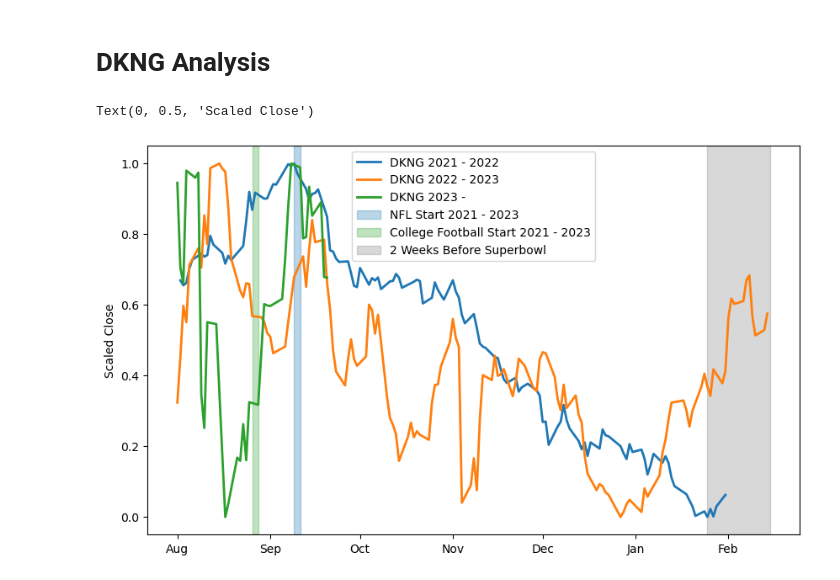
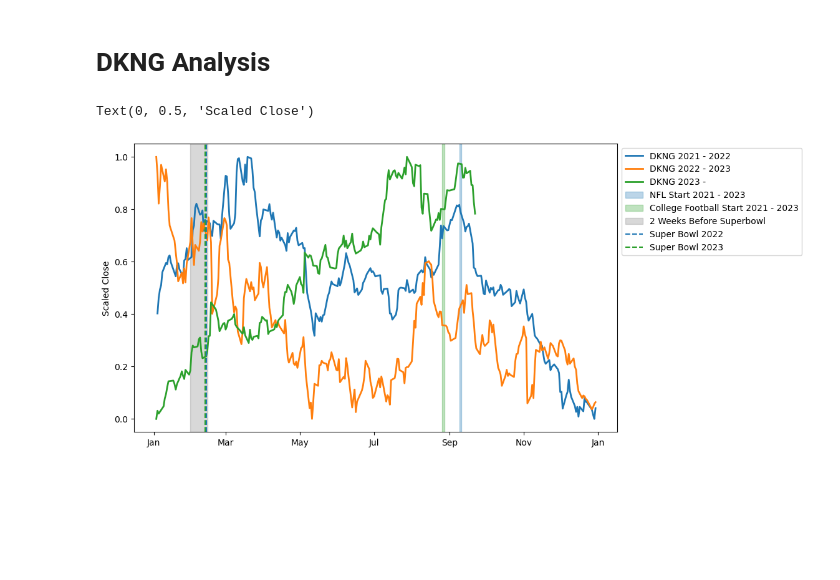
Before and after one commit to jpclarke1/Stocks, a Jupyter notebook: DKNG Analysis.ipynb, the cells around one changed output. Cells and saved outputs as stored; diff of their text form; code cells hidden in the pictures; blank space fills up the shorter version.

```diff
--- a/DKNG Analysis.ipynb
+++ b/DKNG Analysis.ipynb
@@ -19,10 +15,12 @@ DKNG_3 = pd.read_csv("DKNG (4).csv")
+# %%
+DKNG_1 = pd.read_csv("DKNG.csv")
+DKNG_2 = pd.read_csv("DKNG (1).csv")
+DKNG_3 = pd.read_csv("DKNG (2).csv")
 # %%
-#scaling DKNG_1 to 2023-2024 date scale
+#scaling DKNG_1 to 2023 date scale
 DKNG_1['Date'] = DKNG_1['Date'].str.replace('2021', '2023')
-DKNG_1['Date'] = DKNG_1['Date'].str.replace('2022', '2024')
 
-#scaling DKNG_2 to 2023-2024 date scale
-DKNG_2['Date'] = DKNG_2['Date'].str.replace('2023', '2024')
+#scaling DKNG_2 to 2023 date scale
 DKNG_2['Date'] = DKNG_2['Date'].str.replace('2022', '2023')
 
 # Changing 'Date' column in each df to datetime
@@ -39,24 +37,30 @@ for df in data_frames:
 # %%
 #plot 3 scaled dfs
 fig, ax = plt.subplots(figsize=(10, 6))
 
 ax.plot(DKNG_1['Date'], DKNG_1['Scaled_Close'], label='DKNG 2021 - 2022', linewidth=2)
 ax.plot(DKNG_2['Date'], DKNG_2['Scaled_Close'], label='DKNG 2022 - 2023', linewidth=2)
 ax.plot(DKNG_3['Date'], DKNG_3['Scaled_Close'], label='DKNG 2023 - ', linewidth=2)
 
 ax.xaxis.set_major_formatter(mdates.DateFormatter("%b"))
 
 # Create shaded area for approx NFL Season (theyre only a day off in 2021, 2022, & 2023)
 ax.axvspan(pd.to_datetime('2023-09-09'), pd.to_datetime('2023-09-11'), color='#1f77b4', alpha=0.3, label='NFL Start 2021 - 2023')
 
 # Create shaded area for approx College Football Season
 ax.axvspan(pd.to_datetime('2023-08-26'), pd.to_datetime('2023-08-28'), color='#2ca02c', alpha=0.3, label='College Football Start 2021 - 2023')
 
 # Create shaded area for approx 2 Weeks Before Superbowl
-ax.axvspan(pd.to_datetime('2024-01-25'), pd.to_datetime('2024-02-15'), color='grey', alpha=0.3, label='2 Weeks Before Superbowl')
+ax.axvspan(pd.to_datetime('2023-01-31'), pd.to_datetime('2023-02-14'), color='grey', alpha=0.3, label='2 Weeks Before Superbowl')
 
-ax.legend()
+# Create line for Superbowl 2022
+ax.axvline(pd.to_datetime('2023-02-13'), color='#1f77b4', linestyle='--', label='Super Bowl 2022')
+
+# Create line for Superbowl 2023
+ax.axvline(pd.to_datetime('2023-02-12'), color='#2ca02c', linestyle='--', label='Super Bowl 2023')
+
+ax.legend(loc='upper left', bbox_to_anchor=(1, 1))
 ax.set_ylabel('Scaled Close')
 # %% [output]
 Text(0, 0.5, 'Scaled Close')
-[figure, old version]
+[figure, new version]
```
Also changed, not shown: parts of 1 cell of this notebook.
